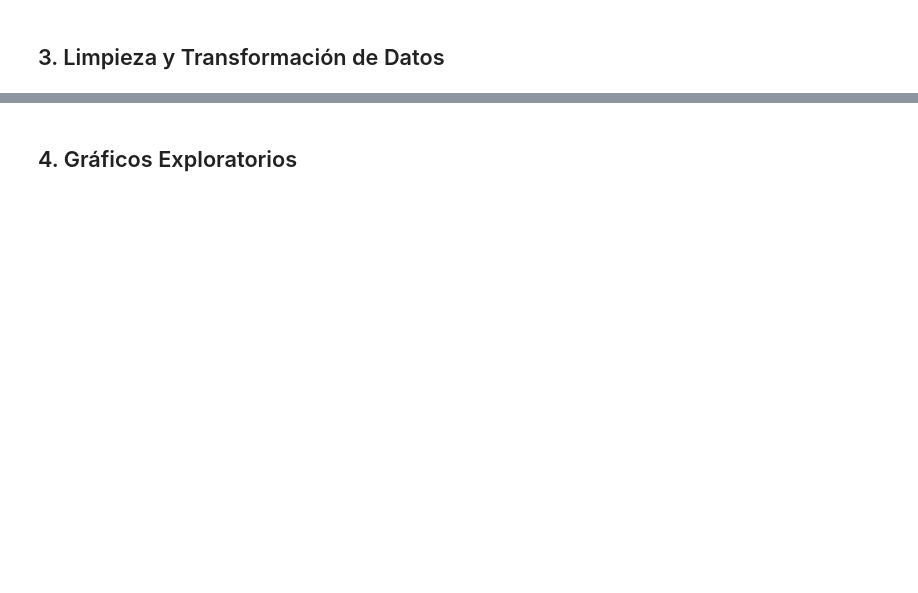
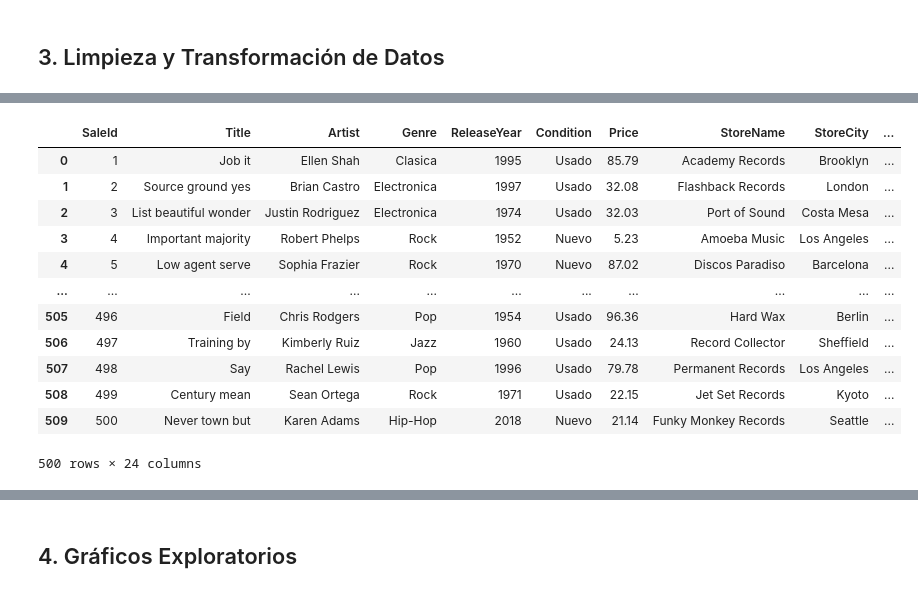
Before and after one commit to PaolaMtzCarrera/PROYECTO_FINAL_MINERIA, a Jupyter notebook: 3P_PROYECTO_FINAL.ipynb, the cells around one changed output, grey strips where cells are left out. Saved outputs shown, nothing was run; the diff lists cells and outputs as text; code cells hidden in the pictures; blank space fills up the shorter version.

```diff
--- a/3P_PROYECTO_FINAL.ipynb
+++ b/3P_PROYECTO_FINAL.ipynb
@@ -76,0 +181,18 @@ insertar_datos(df, 'tb_ventas_discosvinilo', conn)
+# %%
+# Eliminar duplicados
+df_sin_duplicados = df.drop_duplicates() # Mantenemos solo la primera aparición de cada fila duplicada
+df_sin_duplicados
+# %% [output]
+|  | SaleId | Title | Artist | Genre | ReleaseYear | Condition | Price | StoreName | StoreCity | ... |
+| 0 | 1 | Job it | Ellen Shah | Clasica | 1995 | Usado | 85.79 | Academy Records | Brooklyn | ... |
+| 1 | 2 | Source ground yes | Brian Castro | Electronica | 1997 | Usado | 32.08 | Flashback Records | London | ... |
+| 2 | 3 | List beautiful wonder | Justin Rodriguez | Electronica | 1974 | Usado | 32.03 | Port of Sound | Costa Mesa | ... |
+| 3 | 4 | Important majority | Robert Phelps | Rock | 1952 | Nuevo | 5.23 | Amoeba Music | Los Angeles | ... |
+| 4 | 5 | Low agent serve | Sophia Frazier | Rock | 1970 | Nuevo | 87.02 | Discos Paradiso | Barcelona | ... |
+| ... | ... | ... | ... | ... | ... | ... | ... | ... | ... | ... |
+| 505 | 496 | Field | Chris Rodgers | Pop | 1954 | Usado | 96.36 | Hard Wax | Berlin | ... |
+| 506 | 497 | Training by | Kimberly Ruiz | Jazz | 1960 | Usado | 24.13 | Record Collector | Sheffield | ... |
+| 507 | 498 | Say | Rachel Lewis | Pop | 1996 | Usado | 79.78 | Permanent Records | Los Angeles | ... |
+| 508 | 499 | Century mean | Sean Ortega | Rock | 1971 | Usado | 22.15 | Jet Set Records | Kyoto | ... |
+| 509 | 500 | Never town but | Karen Adams | Hip-Hop | 2018 | Nuevo | 21.14 | Funky Monkey Records | Seattle | ... |
+500 rows × 24 columns
```
Also changed, not shown: parts of 16 cells of this notebook.
